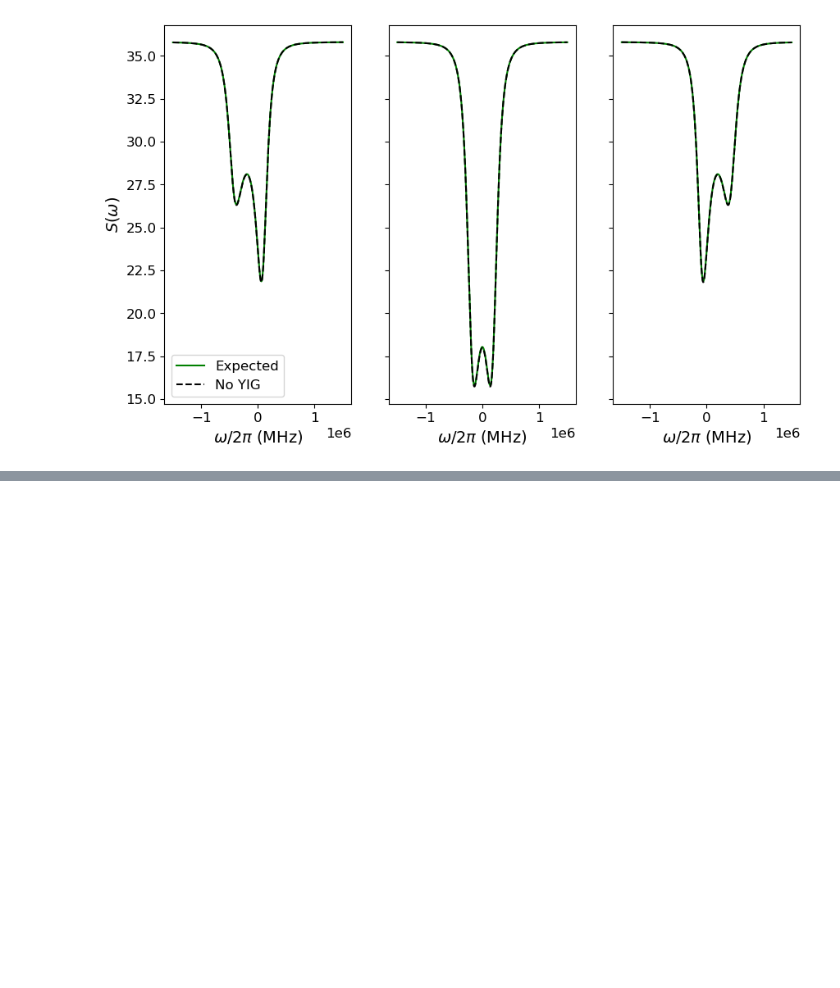
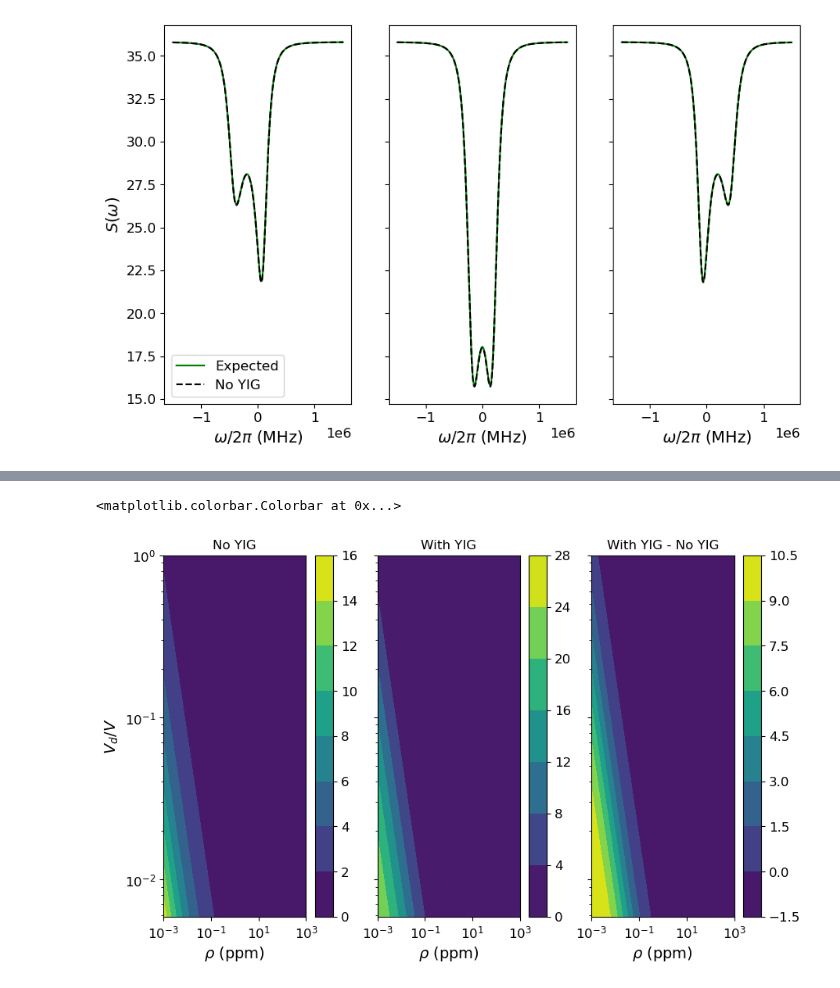
Before and after one commit to jleamer/mode_cooling, a Jupyter notebook: yig_nv_cooling.ipynb, the cells around one changed output, grey strips where cells are left out. Drawn from its saved outputs; the diff is of its cells as text; code cells hidden in the pictures; blank space fills up the shorter version.

```diff
--- a/yig_nv_cooling.ipynb
+++ b/yig_nv_cooling.ipynb
@@ -386,0 +550,36 @@ Text(0.5, 0, '$\\omega / 2\\pi$ (MHz)')
+# %%
+yig_nbar = np.zeros((ρ.shape[0], Vd.shape[0]), dtype=complex)
+for i in range(ρ.shape[0]):
+    for j in range(Vd.shape[0]):
+        temp_a_list = get_a_list(κ, γ, r[i][j], χ, g1[i][j], gy)
+        temp_b_list = get_b_list(κ, γ, r[i][j], χ, g1[i][j], gy, nc, ny, nT)
+        M_det = m_det(temp_b_list, temp_a_list)
+        L_det = l_det(temp_a_list)
+        yig_nbar[i][j] = 1 / (2*np.abs(temp_a_list[0])) * np.abs(M_det / L_det)
+# %%
+fig = plt.figure(1, figsize=(10, 6))
+ax = fig.subplots(1, 3, sharex='all', sharey='all')
+im0 = ax[0].contourf(ρm, Vdm / V, no_yig_nbar)
+ax[0].set_xlabel("$\\rho$ (ppm)")
+ax[0].set_ylabel("$V_d / V$")
+ax[0].set_title("No YIG")
+ax[0].set_xscale('log')
+ax[0].set_yscale('log')
+fig.colorbar(im0)
+
+im1 = ax[1].contourf(ρm, Vdm / V, yig_nbar)
+ax[1].set_xlabel("$\\rho$ (ppm)")
+ax[1].set_title("With YIG")
+ax[1].set_xscale('log')
+ax[1].set_yscale('log')
+fig.colorbar(im1)
+
+im2 = ax[2].contourf(ρm, Vdm / V, yig_nbar - no_yig_nbar)
+ax[2].set_xlabel("$\\rho$ (ppm)")
+ax[2].set_title("With YIG - No YIG")
+ax[2].set_xscale('log')
+ax[2].set_yscale('log')
+fig.colorbar(im2)
+# %% [output]
+<matplotlib.colorbar.Colorbar at 0x...>
+[figure, added]
```
Also changed, not shown: parts of 28 cells of this notebook, 1 other file.
